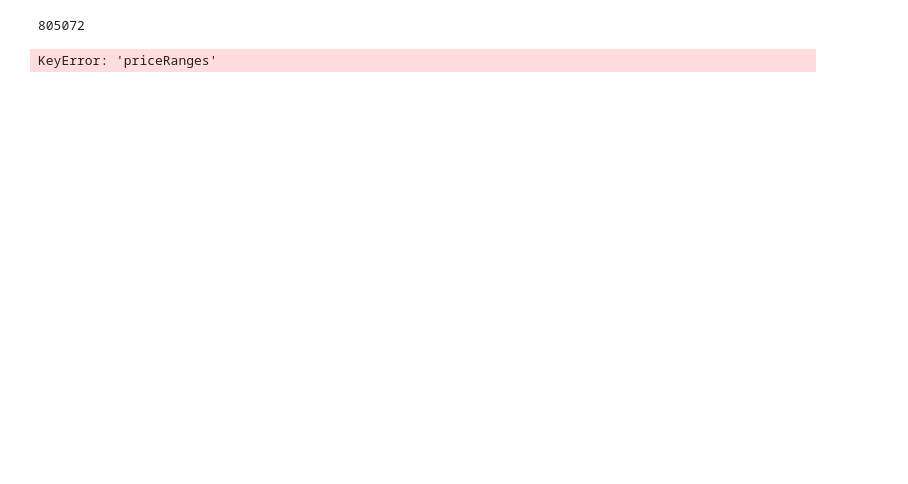
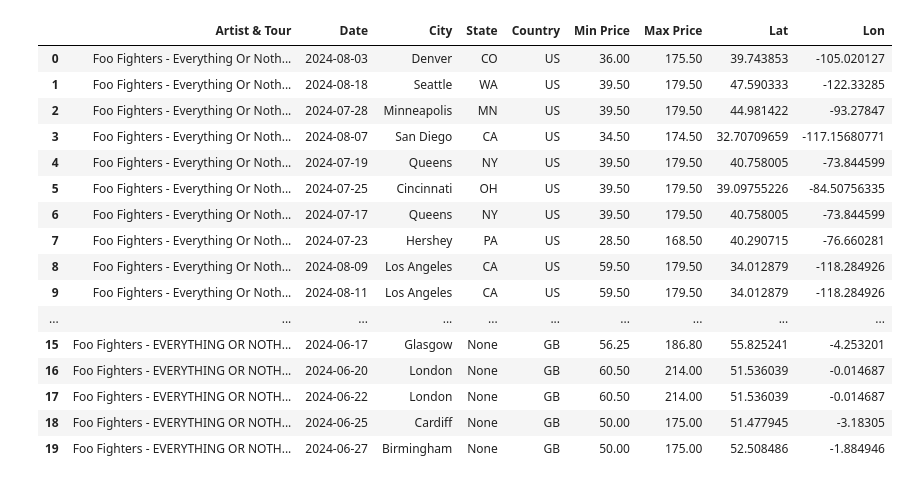
Before and after one commit to jodylarson310/module7-project, a Jupyter notebook: events_info.ipynb, the cells around one changed output. Drawn from its saved outputs; the diff is of its cells as text; code cells hidden in the pictures; blank space fills up the shorter version.

Commit message:
Updating events_info file

```diff
--- a/events_info.ipynb
+++ b/events_info.ipynb
@@ -13,22 +20,80 @@ artist = 'FooFighters'
 locale = 'en-us'
 segment = 'Music'
 
-events = requests.get(f'https://app.ticketmaster.com/discovery/v2/events.json?keyword={artist}&segment={segment}&locale={locale}&apikey={api_key}').json()
+events = requests.get(f'https://app.ticketmaster.com/discovery/v2/events.json?keyword={artist}&segment={segment}&apikey={api_key}').json()
 # %%
-open('test_output.json', 'w').write(json.dumps(events, indent=4))
+#open('test_output.json', 'w').write(json.dumps(events, indent=4))
-# %% [output]
-805072
 # %%
+# Create empty lists for each column
+artist = []
+date = []
+city = []
+state = []
+country_list = []
+min_price = []
+max_price = []
+latitude = []
+longitude = []
+
 for x in events['_embedded']['events']:
-   # print(x.keys())
-   # print(x['_embedded']['venues'][0]['city']['name'])
+
     artist_name = x['name']
     event_date = x['dates']['start']['localDate']
     event_city = x['_embedded']['venues'][0]['city']['name']
-    event_state = x['_embedded']['venues'][0]['state']['stateCode']
-    min_price = x['priceRanges'][0]['min']
-    max_price = x['priceRanges'][0]['max']
+    country = x['_embedded']['venues'][0]['country']['countryCode']
     lat = x['_embedded']['venues'][0]['location']['latitude']
-    long =x['_embedded']['venues'][0]['location']['longitude']
+    long = x['_embedded']['venues'][0]['location']['longitude']
+
+    artist.append(artist_name)
+    date.append(event_date)
+    city.append(event_city)
+    country_list.append(country)
+
+    if 'state' in x['_embedded']['venues'][0]:
+        state.append(x['_embedded']['venues'][0]['state']['stateCode'])
+    else:
+        state.append(None)
+
+    latitude.append(lat)
+    longitude.append(long)
+
+    if 'priceRanges' in x:
+        min_price.append(x['priceRanges'][0]['min'])
+        max_price.append(x['priceRanges'][0]['max'])
+    else:
+        min_price.append(None)
+        max_price.append(None)
+
+# Create the DataFrame using the lists
+ff_events_df = pd.DataFrame({
+    'Artist & Tour': artist,
+    'Date': date,
+    'City': city,
+    'State': state,
+    'Country': country_list,
+    'Min Price': min_price,
+    'Max Price': max_price,
+    'Lat': latitude,
+    'Lon': longitude
+})
+
+# Display the DataFrame
+ff_events_df
 # %% [output]
-KeyError: 'priceRanges'
+|  | Artist & Tour | Date | City | State | Country | Min Price | Max Price | Lat | Lon |
+| 0 | Foo Fighters - Everything Or Noth... | 2024-08-03 | Denver | CO | US | 36.00 | 175.50 | 39.743853 | -105.020127 |
+| 1 | Foo Fighters - Everything Or Noth... | 2024-08-18 | Seattle | WA | US | 39.50 | 179.50 | 47.590333 | -122.33285 |
+| 2 | Foo Fighters - Everything Or Noth... | 2024-07-28 | Minneapolis | MN | US | 39.50 | 179.50 | 44.981422 | -93.27847 |
+| 3 | Foo Fighters - Everything Or Noth... | 2024-08-07 | San Diego | CA | US | 34.50 | 174.50 | 32.70709659 | -117.15680771 |
+| 4 | Foo Fighters - Everything Or Noth... | 2024-07-19 | Queens | NY | US | 39.50 | 179.50 | 40.758005 | -73.844599 |
+| 5 | Foo Fighters - Everything Or Noth... | 2024-07-25 | Cincinnati | OH | US | 39.50 | 179.50 | 39.09755226 | -84.50756335 |
+| 6 | Foo Fighters - Everything Or Noth... | 2024-07-17 | Queens | NY | US | 39.50 | 179.50 | 40.758005 | -73.844599 |
+| 7 | Foo Fighters - Everything Or Noth... | 2024-07-23 | Hershey | PA | US | 28.50 | 168.50 | 40.290715 | -76.660281 |
+| 8 | Foo Fighters - Everything Or Noth... | 2024-08-09 | Los Angeles | CA | US | 59.50 | 179.50 | 34.012879 | -118.284926 |
+| 9 | Foo Fighters - Everything Or Noth... | 2024-08-11 | Los Angeles | CA | US | 59.50 | 179.50 | 34.012879 | -118.284926 |
+| ... | ... | ... | ... | ... | ... | ... | ... | ... | ... |
+| 15 | Foo Fighters - EVERYTHING OR NOTH... | 2024-06-17 | Glasgow | None | GB | 56.25 | 186.80 | 55.825241 | -4.253201 |
+| 16 | Foo Fighters - EVERYTHING OR NOTH... | 2024-06-20 | London | None | GB | 60.50 | 214.00 | 51.536039 | -0.014687 |
+| 17 | Foo Fighters - EVERYTHING OR NOTH... | 2024-06-22 | London | None | GB | 60.50 | 214.00 | 51.536039 | -0.014687 |
+| 18 | Foo Fighters - EVERYTHING OR NOTH... | 2024-06-25 | Cardiff | None | GB | 50.00 | 175.00 | 51.477945 | -3.18305 |
+| 19 | Foo Fighters - EVERYTHING OR NOTH... | 2024-06-27 | Birmingham | None | GB | 50.00 | 175.00 | 52.508486 | -1.884946 |
```
Also changed, not shown: parts of 7 cells of this notebook.
